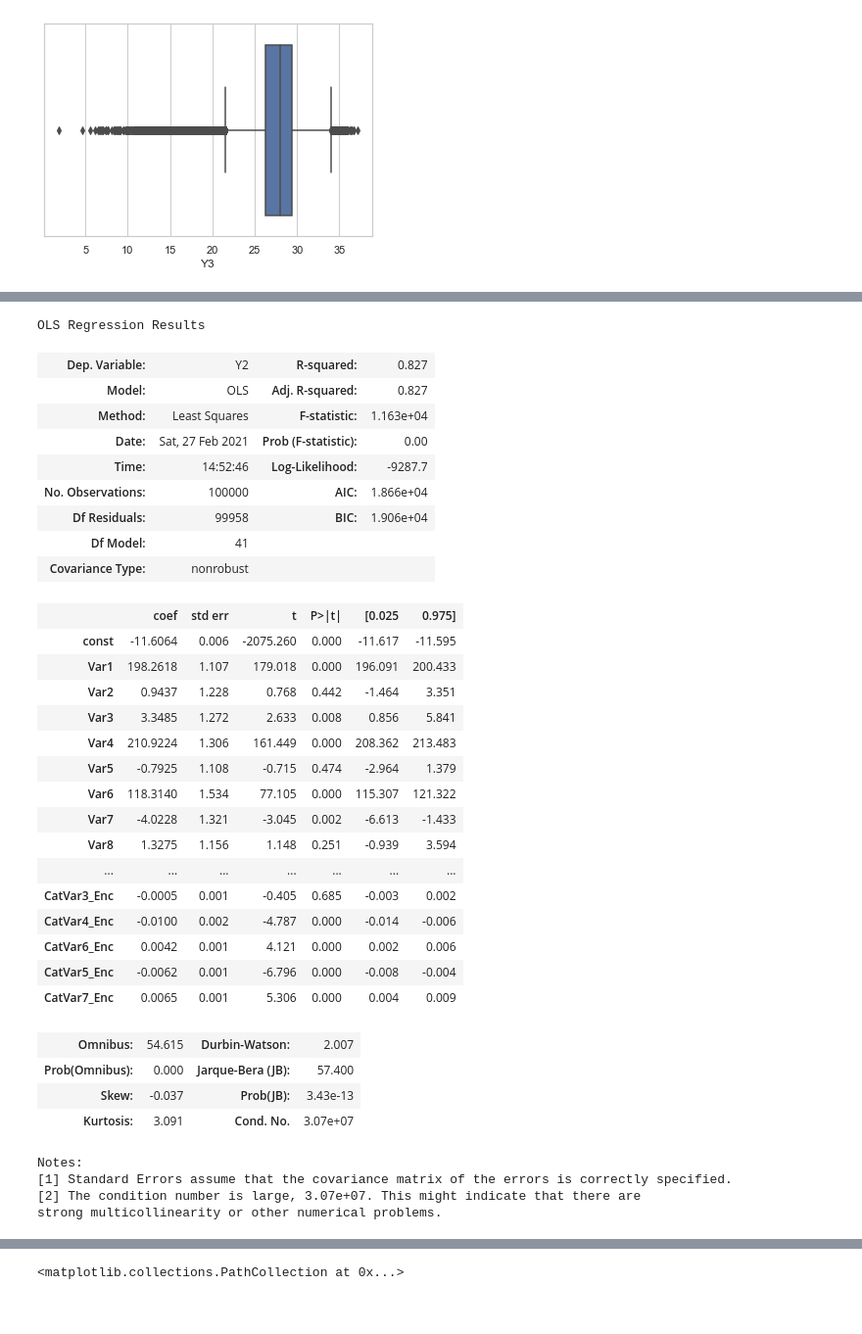
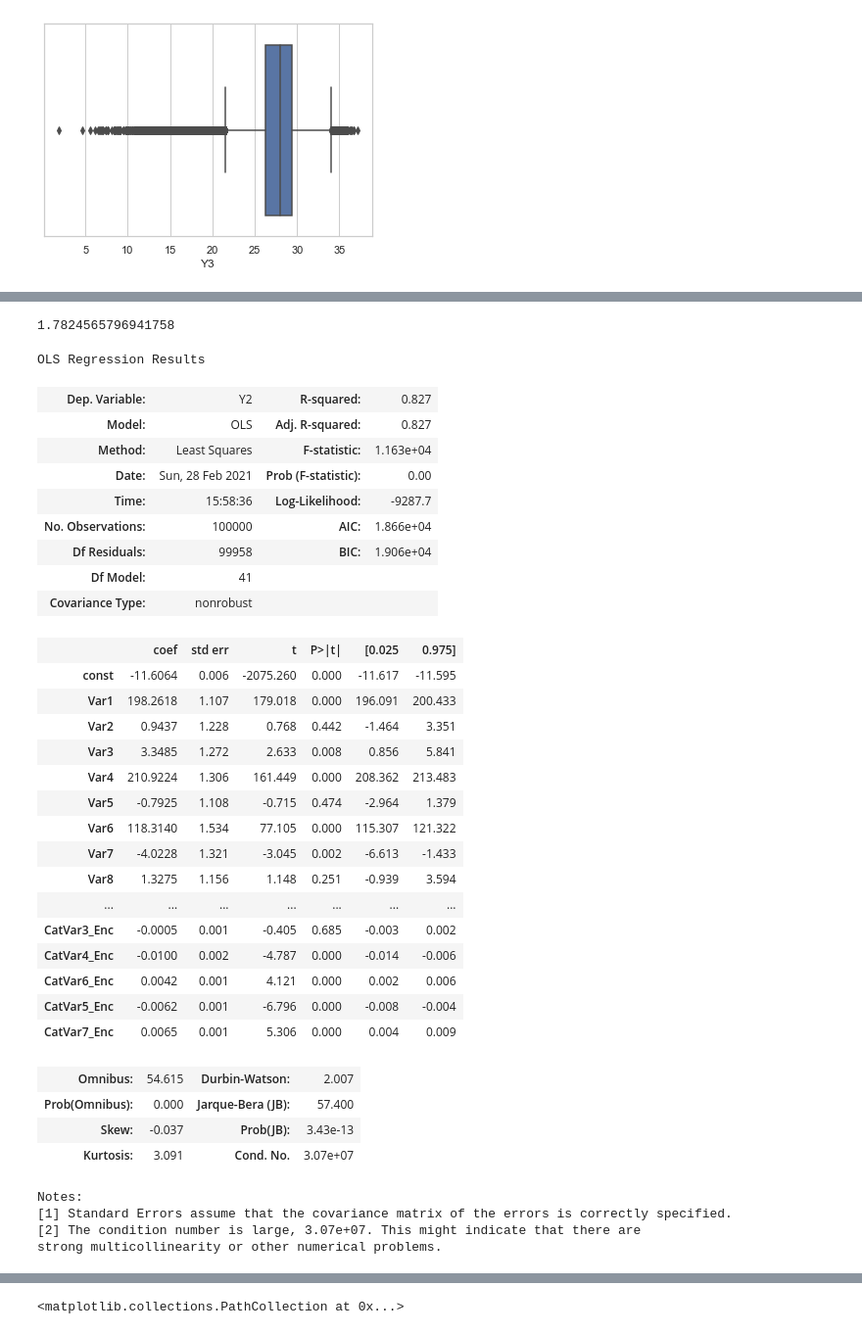
Before and after one commit to TrellixVulnTeam/DS_DDVW, a Jupyter notebook: Exploratory Script - Regression Data.ipynb, the cells around one changed output, grey strips where cells are left out. Shown at 98% size. Saved outputs shown, nothing was run; the diff lists cells and outputs as text; code cells hidden in the pictures.

```diff
--- a/Exploratory Script - Regression Data.ipynb
+++ b/Exploratory Script - Regression Data.ipynb
@@ -243,3 +247,9 @@ plt.scatter(model.model.exog[:,1], model.resid)
+# %%
+ypred = model.predict(X)
+rmse = seval.rmse(Y, ypred)
+rmse
+# %% [output]
+1.7824565796941758
 # %%
 # Make a copy with ALL Xs to try in OLS against Y2
 # Remove ID, Y1 and Y3
@@ -255,15 +265,15 @@ X=ssm.add_constant(X_df)
 # %%
 # Y2 OLS - R-squared = 0.827
 model= ssm.OLS(Y,X).fit()
-predictions= model.summary()
-predictions
+s= model.summary()
+s
 # %% [output]
 OLS Regression Results
 | Dep. Variable: | Y2 | R-squared: | 0.827 |
 | Model: | OLS | Adj. R-squared: | 0.827 |
 | Method: | Least Squares | F-statistic: | 1.163e+04 |
-| Date: | Sat, 27 Feb 2021 | Prob (F-statistic): | 0.00 |
-| Time: | 14:52:46 | Log-Likelihood: | -9287.7 |
+| Date: | Sun, 28 Feb 2021 | Prob (F-statistic): | 0.00 |
+| Time: | 15:58:36 | Log-Likelihood: | -9287.7 |
 | No. Observations: | 100000 | AIC: | 1.866e+04 |
 | Df Residuals: | 99958 | BIC: | 1.906e+04 |
 | Df Model: | 41 |  |  |
```
Also changed, not shown: parts of 9 cells of this notebook.
